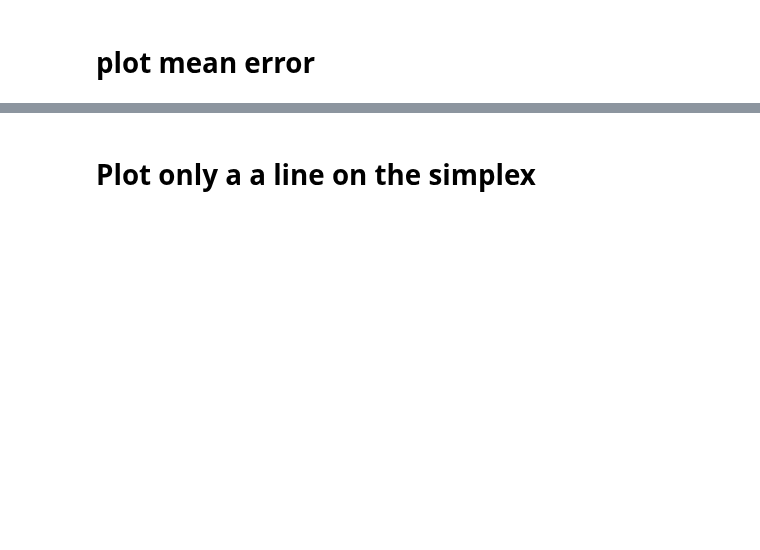
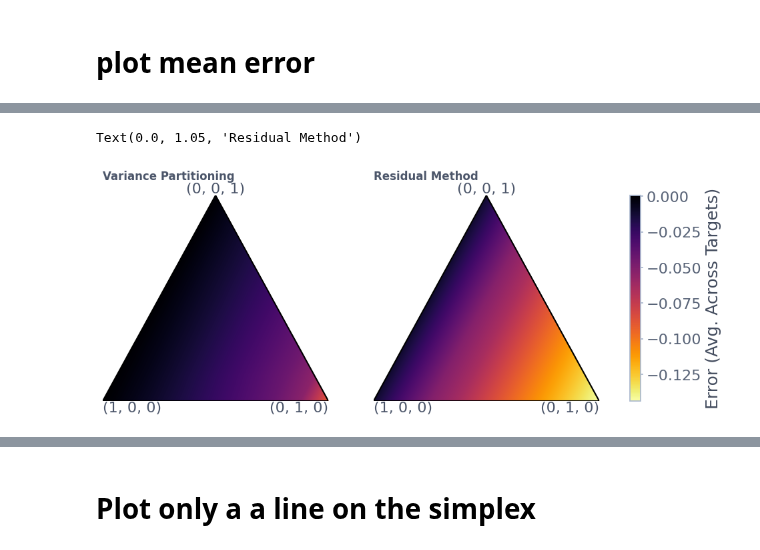
Before and after one commit to leo-schultheiss/compare_variance_residual, a Jupyter notebook: compare_variance_residual/plot_scalars_simplex.ipynb, the cells around one changed output, grey strips where cells are left out. Cells and saved outputs as stored; diff of their text form; code cells hidden in the pictures; blank space fills up the shorter version.

Commit message:
update simplex plots

```diff
--- a/compare_variance_residual/plot_scalars_simplex.ipynb
+++ b/compare_variance_residual/plot_scalars_simplex.ipynb
@@ -249,21 +310,22 @@ for scalars in scalars_list:
 # %%
 fig, axs = plt.subplots(1, 2, figsize=(12, 4))
 
 min_total = min(min(vp_x1_mean_error_predicted), min(rm_x1_mean_error_predicted))
 max_total = max(max(vp_x1_mean_error_predicted), max(rm_x1_mean_error_predicted))
 
 _, _, im_vp_x1 = plot_simplex(vp_x1_mean_error_predicted, ax=axs[0], min_total=min_total, max_total=max_total)
 _, _, im_rm_x1 = plot_simplex(rm_x1_mean_error_predicted, ax=axs[1], min_total=min_total, max_total=max_total)
 
 # add colorbar based on max values to figure
 cbar = fig.colorbar(im_vp_x1, ax=axs)
-cbar.set_label('Mean Error Across Targets')
-
-fig.suptitle(r"Error Estimating Unique Contribution of $X_1$", fontsize=16, y=1.05)
+cbar.set_label('Error (Avg. Across Targets)')
 
 # add column wise titles
 axs[0].set_title(r'Variance Partitioning', y=1.05, fontsize=12)
 axs[1].set_title(r'Residual Method', y=1.05, fontsize=12)
+# %% [output]
+Text(0.0, 1.05, 'Residual Method')
+[figure, added]
 # %%
 fig, axs = plt.subplots(2, 2, figsize=(13, 10))
 
```
Also changed, not shown: parts of 12 cells of this notebook.
